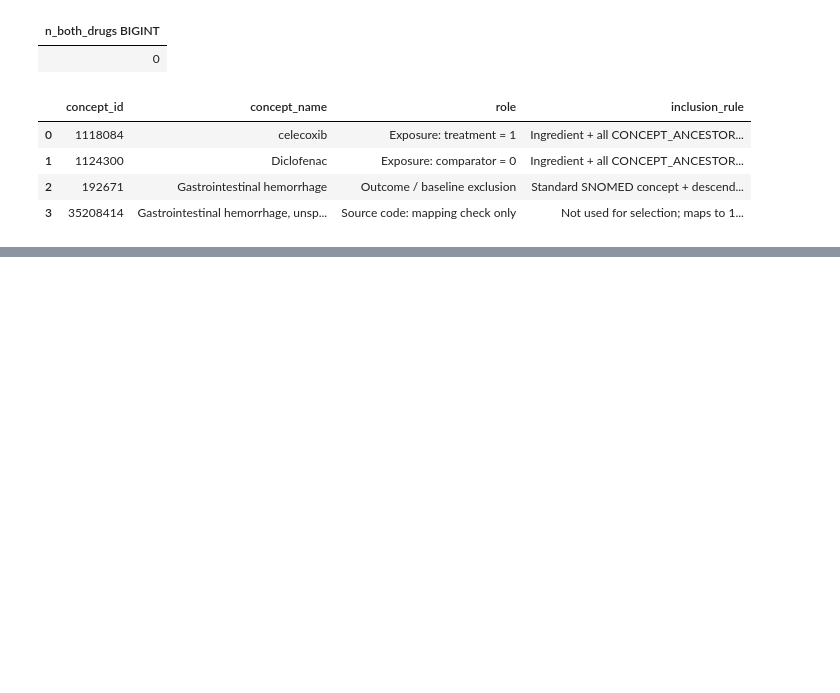
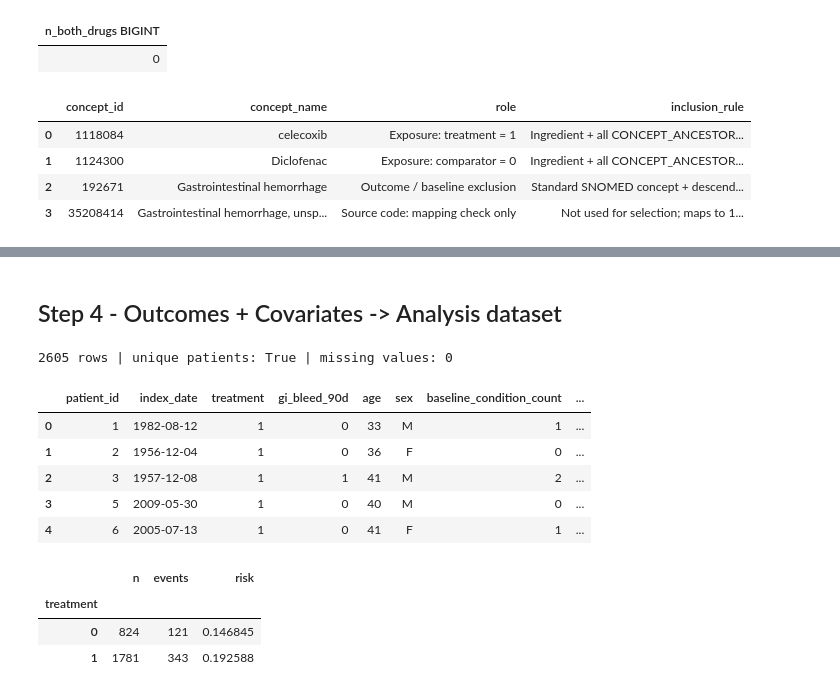
Before and after one commit to mehal-gosalia/gibleed-causal-inference, a Jupyter notebook: gibleed_analysis.ipynb, the cells around one changed output, grey strips where cells are left out. Drawn from its saved outputs; the diff is of its cells as text; code cells hidden in the pictures; blank space fills up the shorter version.

Commit message:
cohort construction + outcomes

```diff
--- a/gibleed_analysis.ipynb
+++ b/gibleed_analysis.ipynb
@@ -220,0 +305,17 @@ concept_set_table
+# %%
+# rule 4: exclude patients with a GI bleed (concept 192671) in the 365-day baseline (incident-event analysis)
+baseline_gi = duckdb.sql("""
+    SELECT DISTINCT c.person_id
+    FROM cohort AS c
+    JOIN cond_occ AS co ON co.person_id = c.person_id
+    WHERE co.condition_concept_id = 192671
+      AND CAST(co.condition_start_date AS DATE)
+          BETWEEN c.index_date - INTERVAL 365 DAY AND c.index_date - INTERVAL 1 DAY
+""").df()
+cohort = cohort[~cohort["PERSON_ID"].isin(baseline_gi["PERSON_ID"])]
+attrition.append(("Exclude GI bleed in 365-day baseline", len(cohort)))
+
+attrition_df = pd.DataFrame(attrition, columns=["step", "n_remaining"])
+attrition_df["n_excluded"] = -attrition_df["n_remaining"].diff()
+display(attrition_df)
+cohort["treatment"].value_counts()
@@ -220,0 +333,55 @@ concept_set_table
+# %% [markdown]
+## Step 4 - Outcomes + Covariates -> Analysis dataset
+# %%
+# rules 5–8: outcome, covariates and one-row-per-patient analysis dataset
+vis_occ = tables["VISIT_OCCURRENCE"]
+
+ads = duckdb.sql("""
+    SELECT c.person_id AS patient_id,
+           c.index_date,
+           c.treatment,
+           -- rule 5: first GI bleed on index +1 to +90 (patient-level flag, not row count)
+           CASE WHEN EXISTS (
+               SELECT 1 FROM cond_occ AS co
+               WHERE co.person_id = c.person_id
+                 AND co.condition_concept_id = 192671
+                 AND CAST(co.condition_start_date AS DATE)
+                     BETWEEN c.index_date + INTERVAL 1 DAY AND c.index_date + INTERVAL 90 DAY
+           ) THEN 1 ELSE 0 END AS gi_bleed_90d,
+           -- rule 6: exact age at index (full birth date is available)
+           date_sub('year', make_date(p.year_of_birth, p.month_of_birth, p.day_of_birth), c.index_date) AS age,
+           CASE p.gender_concept_id WHEN 8507 THEN 'M' WHEN 8532 THEN 'F' END AS sex,
+           -- rule 6: baseline record counts in index −365 to −1
+           (SELECT COUNT(DISTINCT co.condition_occurrence_id) FROM cond_occ AS co
+             WHERE co.person_id = c.person_id
+               AND CAST(co.condition_start_date AS DATE)
+                   BETWEEN c.index_date - INTERVAL 365 DAY AND c.index_date - INTERVAL 1 DAY) AS baseline_condition_count,
+           (SELECT COUNT(DISTINCT d.drug_exposure_id) FROM drug_exp AS d
+             WHERE d.person_id = c.person_id
+               AND CAST(d.drug_exposure_start_date AS DATE)
+                   BETWEEN c.index_date - INTERVAL 365 DAY AND c.index_date - INTERVAL 1 DAY) AS baseline_drug_count,
+           (SELECT COUNT(DISTINCT v.visit_occurrence_id) FROM vis_occ AS v
+             WHERE v.person_id = c.person_id
+               AND CAST(v.visit_start_date AS DATE)
+                   BETWEEN c.index_date - INTERVAL 365 DAY AND c.index_date - INTERVAL 1 DAY) AS baseline_visit_count
+    FROM cohort AS c
+    JOIN person AS p ON p.person_id = c.person_id
+    ORDER BY patient_id
+""").df()
+
+# checks: one row per patient, no missing values
+print(len(ads), "rows | unique patients:", ads["patient_id"].is_unique, "| missing values:", ads.isna().sum().sum())
+display(ads.head())
+ads.groupby("treatment")["gi_bleed_90d"].agg(n="size", events="sum", risk="mean")
+# %% [output]
+2605 rows | unique patients: True | missing values: 0
+|  | patient_id | index_date | treatment | gi_bleed_90d | age | sex | baseline_condition_count | ... |
+| 0 | 1 | 1982-08-12 | 1 | 0 | 33 | M | 1 | ... |
+| 1 | 2 | 1956-12-04 | 1 | 0 | 36 | F | 0 | ... |
+| 2 | 3 | 1957-12-08 | 1 | 1 | 41 | M | 2 | ... |
+| 3 | 5 | 2009-05-30 | 1 | 0 | 40 | M | 0 | ... |
+| 4 | 6 | 2005-07-13 | 1 | 0 | 41 | F | 1 | ... |
+|  | n | events | risk |
+| treatment |  |  |  |
+| 0 | 824 | 121 | 0.146845 |
+| 1 | 1781 | 343 | 0.192588 |
```
Also changed, not shown: parts of 6 cells of this notebook, 1 other file.
